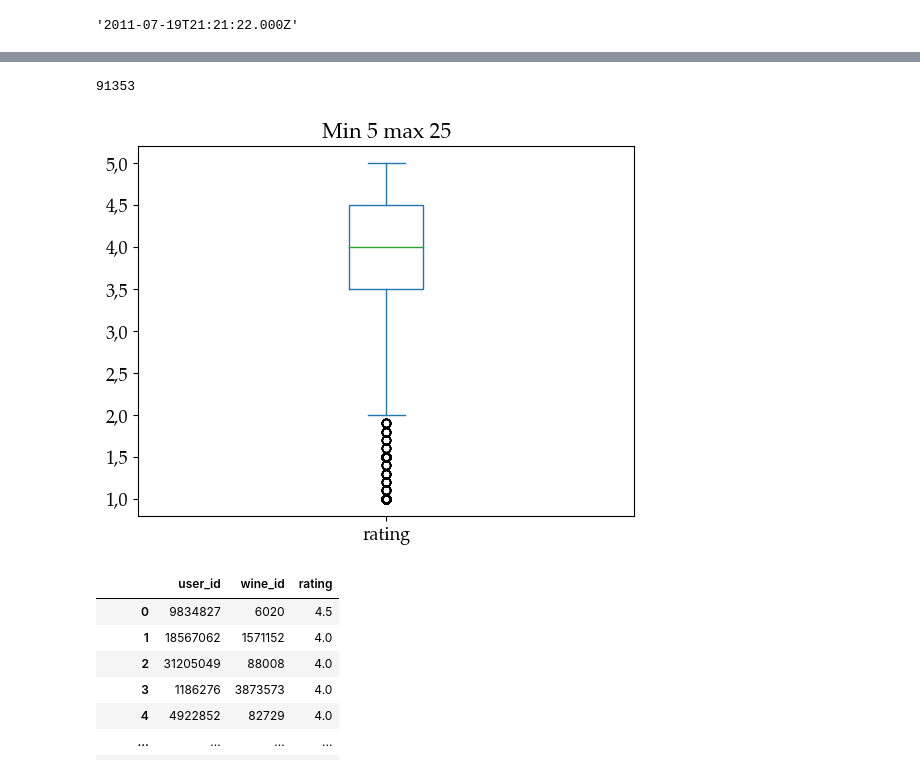
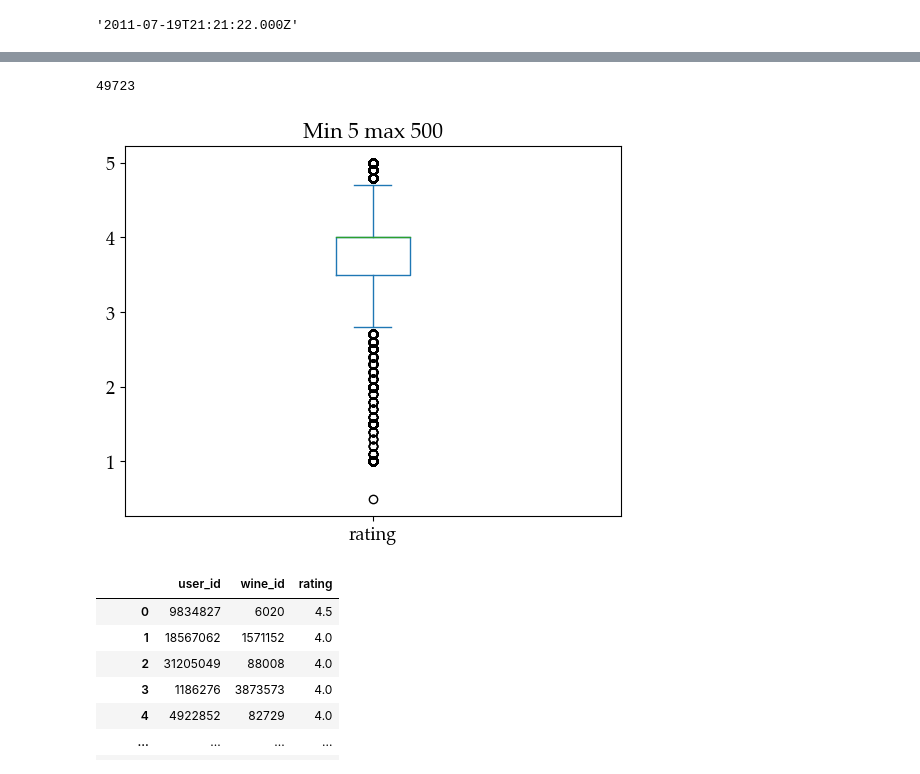
Before and after one commit to M4rl0wBuongustaio/master_thesis_ai_sommelier, a Jupyter notebook: analysis/visualization.ipynb, the cells around one changed output, grey strips where cells are left out. Saved outputs shown, nothing was run; the diff lists cells and outputs as text; code cells hidden in the pictures.

```diff
--- a/analysis/visualization.ipynb
+++ b/analysis/visualization.ipynb
@@ -569,0 +548,13 @@ df_rev_en_sent = df_rev_en_sent[
+# %%
+df_rev_en_sent = load_from_database(db='review_en_sentiment', table='review_en_sentiment',
+                                    columns='user_id, wine_id, rating, note_length')
+# %%
+var_min = 5
+var_max = 1000
+five_to_x_wines = df_rev_en_sent[df_rev_en_sent['wine_id'].isin(df_rev_en_sent['wine_id'].value_counts()[
+                                                                    (df_rev_en_sent[
+                                                                         'wine_id'].value_counts() >= var_min) &
+                                                                    (df_rev_en_sent[
+                                                                         'wine_id'].value_counts() <= var_max)
+                                                                    ].index)]['wine_id']
+five_to_x_wines.drop_duplicates(inplace=True)
@@ -569,0 +566,4 @@ df_rev_en_sent = df_rev_en_sent[
+# %%
+df_rev_en_sent = df_rev_en_sent[
+    df_rev_en_sent['wine_id'].isin(five_to_x_wines)
+]
@@ -654,14 +643,14 @@ intersection = list(set(test['user_id']) & set(train['user_id']))
 # %%
 len(np.unique(intersection))
 # %% [output]
-91353
+49723
 # %%
 pd.concat([train[train['user_id'].isin(intersection)], test[test['user_id'].isin(intersection)]]).plot(
     kind='box',
-    title='Min 5 max 25',
+    title='Min 5 max 500',
     y='rating'
 )
-plt.savefig(fig_path + 'Min 5 max 25.pdf')
+plt.savefig(fig_path + 'Min 5 max 500.pdf')
 # %% [output]
-[figure, old version]
+[figure, new version]
 # %%
```
Also changed, not shown: parts of 74 cells of this notebook, 7 other files.
